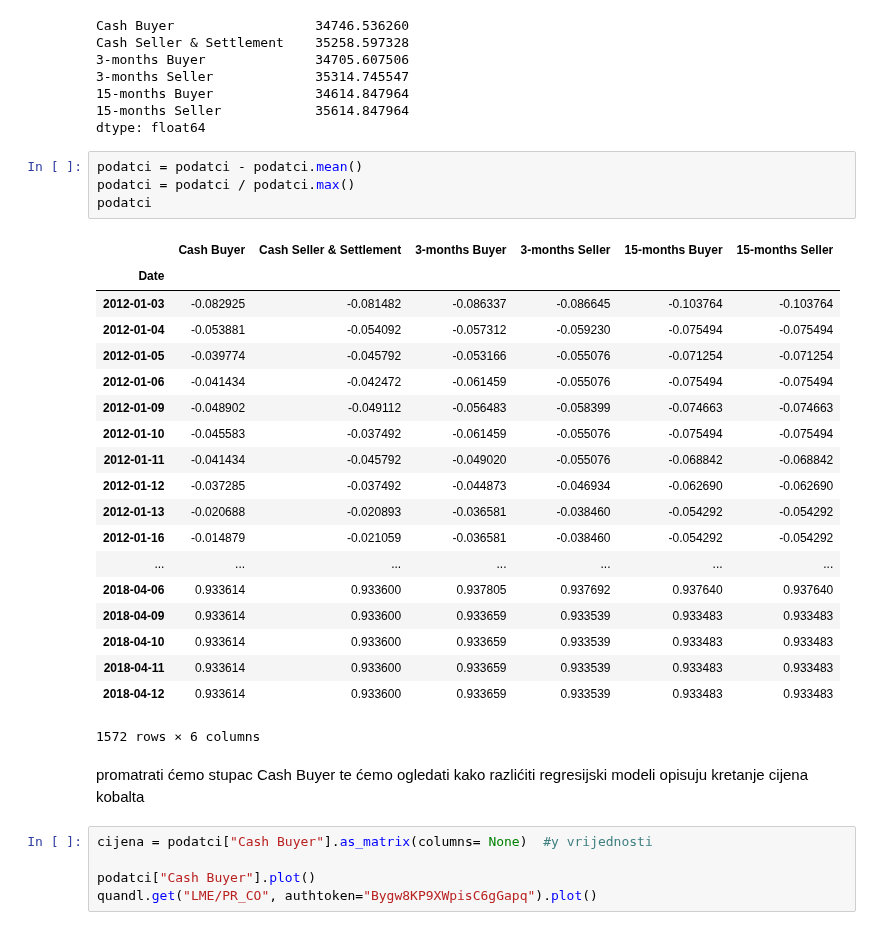
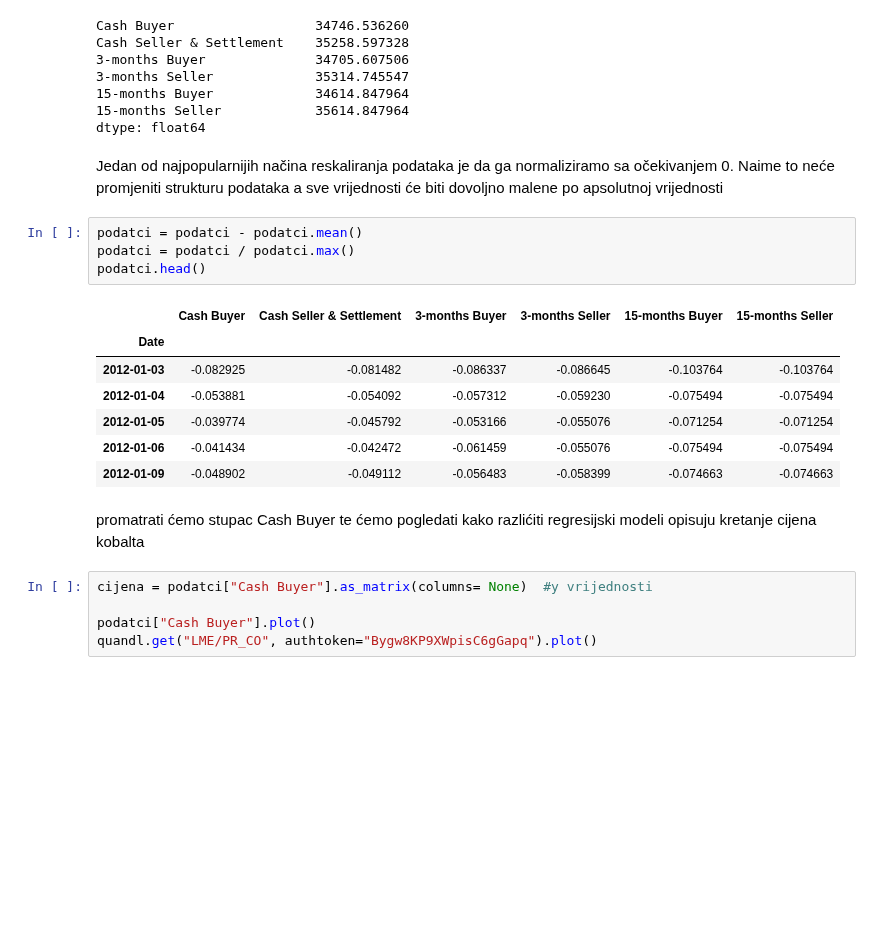
Before and after one commit to skrinjarf/Matemati-ki-softver, a Jupyter notebook: 1.zadaca.ipynb, the cells around one changed output. Drawn from its saved outputs; the diff is of its cells as text; blank space fills up the shorter version.

```diff
--- a/1.zadaca.ipynb
+++ b/1.zadaca.ipynb
@@ -37,32 +41,22 @@ Cash Seller & Settlement    35258.597328
 15-months Buyer             34614.847964
 15-months Seller            35614.847964
 dtype: float64
+# %% [markdown]
+Jedan od najpopularnijih načina reskaliranja podataka je da ga normaliziramo sa očekivanjem 0. Naime to neće promjeniti strukturu podataka a sve vrijednosti će biti dovoljno malene po apsolutnoj vrijednosti
 # %%
 podatci = podatci - podatci.mean()
 podatci = podatci / podatci.max()
-podatci
+podatci.head()
 # %% [output]
 |  | Cash Buyer | Cash Seller & Settlement | 3-months Buyer | 3-months Seller | 15-months Buyer | 15-months Seller |
 | Date |  |  |  |  |  |  |
 | 2012-01-03 | -0.082925 | -0.081482 | -0.086337 | -0.086645 | -0.103764 | -0.103764 |
 | 2012-01-04 | -0.053881 | -0.054092 | -0.057312 | -0.059230 | -0.075494 | -0.075494 |
 | 2012-01-05 | -0.039774 | -0.045792 | -0.053166 | -0.055076 | -0.071254 | -0.071254 |
 | 2012-01-06 | -0.041434 | -0.042472 | -0.061459 | -0.055076 | -0.075494 | -0.075494 |
 | 2012-01-09 | -0.048902 | -0.049112 | -0.056483 | -0.058399 | -0.074663 | -0.074663 |
-| 2012-01-10 | -0.045583 | -0.037492 | -0.061459 | -0.055076 | -0.075494 | -0.075494 |
-| 2012-01-11 | -0.041434 | -0.045792 | -0.049020 | -0.055076 | -0.068842 | -0.068842 |
-| 2012-01-12 | -0.037285 | -0.037492 | -0.044873 | -0.046934 | -0.062690 | -0.062690 |
-| 2012-01-13 | -0.020688 | -0.020893 | -0.036581 | -0.038460 | -0.054292 | -0.054292 |
-| 2012-01-16 | -0.014879 | -0.021059 | -0.036581 | -0.038460 | -0.054292 | -0.054292 |
-| ... | ... | ... | ... | ... | ... | ... |
-| 2018-04-06 | 0.933614 | 0.933600 | 0.937805 | 0.937692 | 0.937640 | 0.937640 |
-| 2018-04-09 | 0.933614 | 0.933600 | 0.933659 | 0.933539 | 0.933483 | 0.933483 |
-| 2018-04-10 | 0.933614 | 0.933600 | 0.933659 | 0.933539 | 0.933483 | 0.933483 |
-| 2018-04-11 | 0.933614 | 0.933600 | 0.933659 | 0.933539 | 0.933483 | 0.933483 |
-| 2018-04-12 | 0.933614 | 0.933600 | 0.933659 | 0.933539 | 0.933483 | 0.933483 |
-1572 rows × 6 columns
 # %% [markdown]
-promatrati ćemo stupac Cash Buyer te ćemo ogledati kako razlićiti regresijski modeli opisuju kretanje cijena kobalta
+promatrati ćemo stupac Cash Buyer te ćemo pogledati kako razlićiti regresijski modeli opisuju kretanje cijena kobalta
 # %%
 cijena = podatci["Cash Buyer"].as_matrix(columns= None)  #y vrijednosti
 
```
Also changed, not shown: parts of 25 cells of this notebook.
